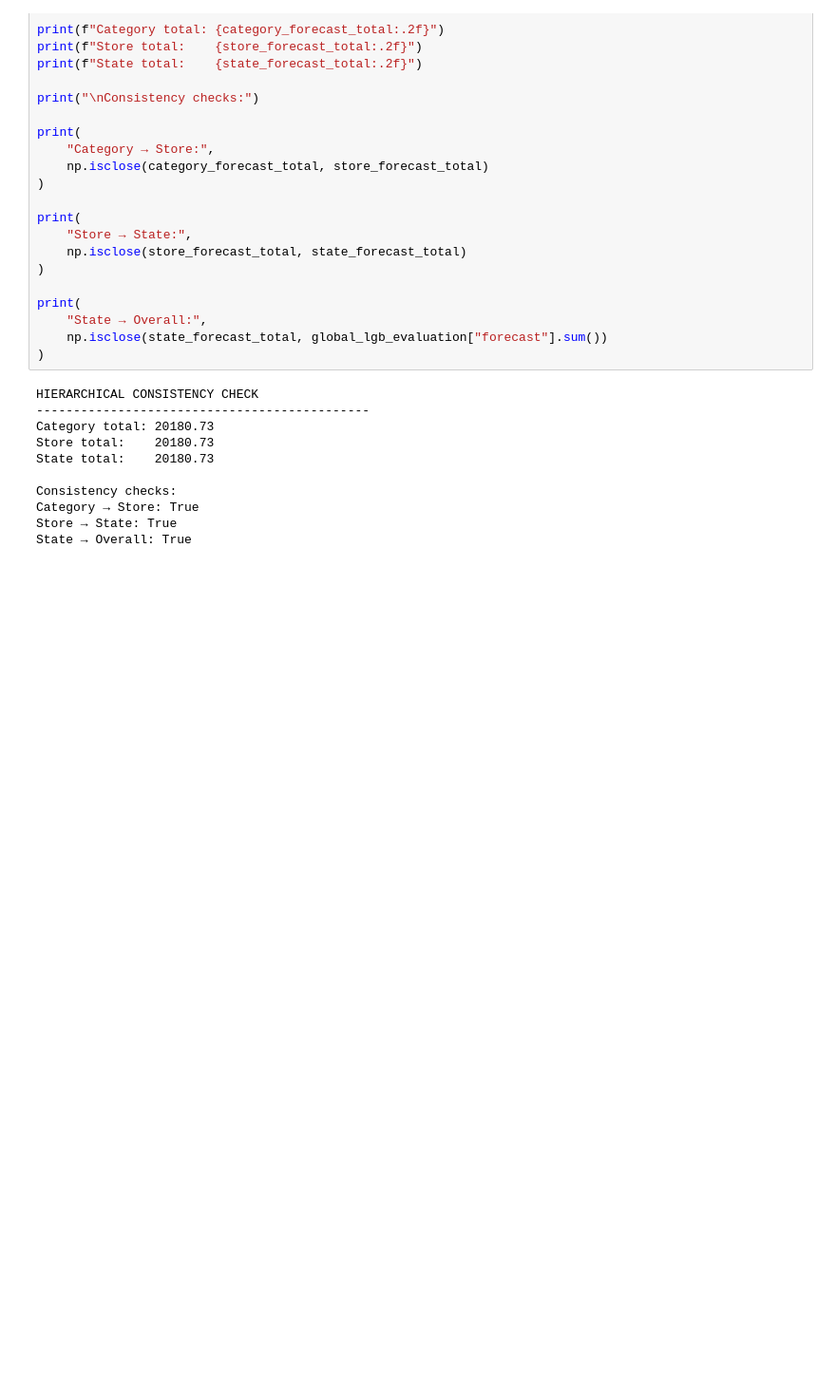
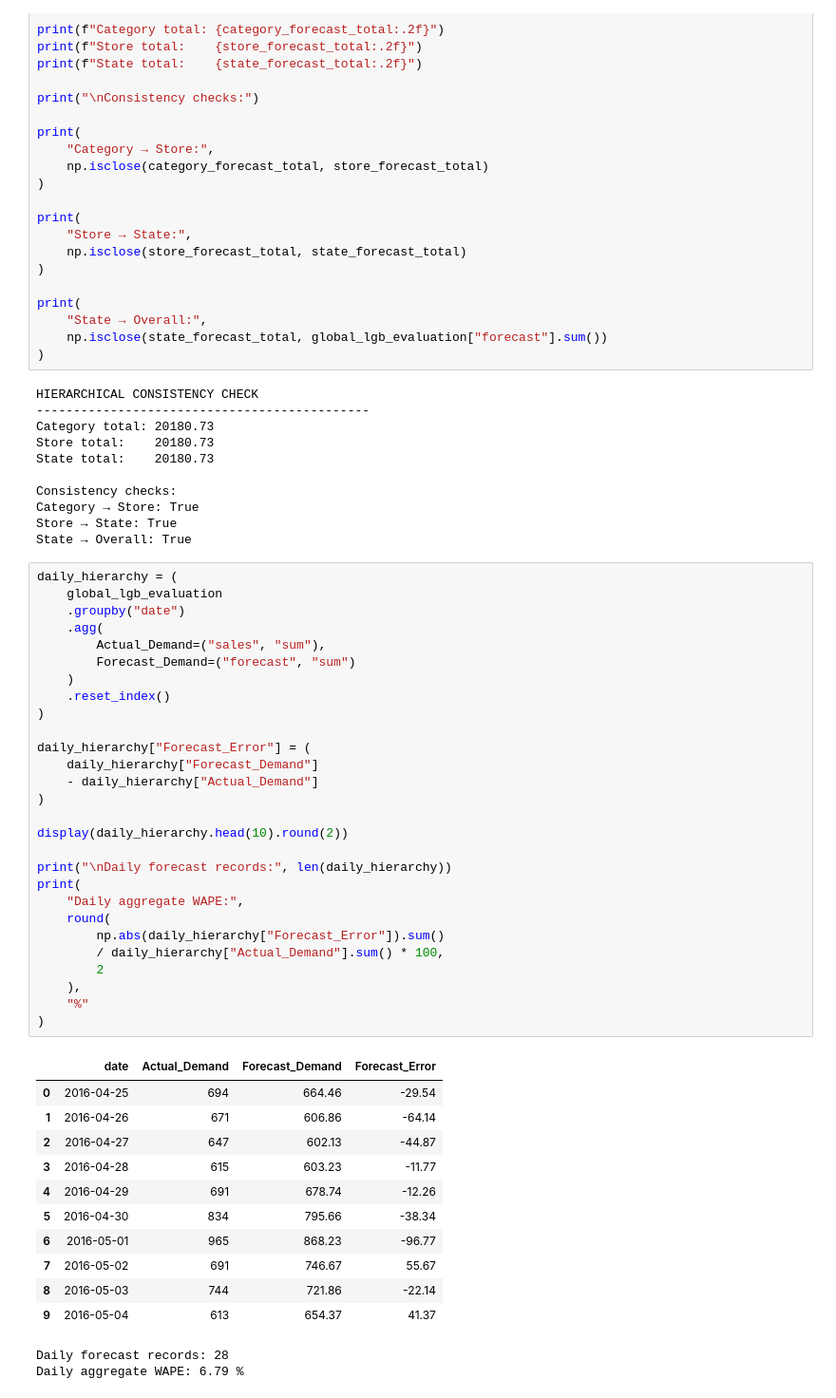
Before and after one commit to saudjabarali/Nexvia-Technologies-Data-Science-Internship, a Jupyter notebook: DS-02_Demand_Forecasting_and_Inventory_Optimization/main2.ipynb, the cells around one changed output. Shown at 95% size. Saved outputs shown, nothing was run; the diff lists cells and outputs as text; blank space fills up the shorter version.

```diff
--- a/DS-02_Demand_Forecasting_and_Inventory_Optimization/main2.ipynb
+++ b/DS-02_Demand_Forecasting_and_Inventory_Optimization/main2.ipynb
@@ -3006,3 +2985,45 @@ Consistency checks:
 Category → Store: True
 Store → State: True
 State → Overall: True
+# %%
+daily_hierarchy = (
+    global_lgb_evaluation
+    .groupby("date")
+    .agg(
+        Actual_Demand=("sales", "sum"),
+        Forecast_Demand=("forecast", "sum")
+    )
+    .reset_index()
+)
+
+daily_hierarchy["Forecast_Error"] = (
+    daily_hierarchy["Forecast_Demand"]
+    - daily_hierarchy["Actual_Demand"]
+)
+
+display(daily_hierarchy.head(10).round(2))
+
+print("\nDaily forecast records:", len(daily_hierarchy))
+print(
+    "Daily aggregate WAPE:",
+    round(
+        np.abs(daily_hierarchy["Forecast_Error"]).sum()
+        / daily_hierarchy["Actual_Demand"].sum() * 100,
+        2
+    ),
+    "%"
+)
+# %% [output]
+|  | date | Actual_Demand | Forecast_Demand | Forecast_Error |
+| 0 | 2016-04-25 | 694 | 664.46 | -29.54 |
+| 1 | 2016-04-26 | 671 | 606.86 | -64.14 |
+| 2 | 2016-04-27 | 647 | 602.13 | -44.87 |
+| 3 | 2016-04-28 | 615 | 603.23 | -11.77 |
+| 4 | 2016-04-29 | 691 | 678.74 | -12.26 |
+| 5 | 2016-04-30 | 834 | 795.66 | -38.34 |
+| 6 | 2016-05-01 | 965 | 868.23 | -96.77 |
+| 7 | 2016-05-02 | 691 | 746.67 | 55.67 |
+| 8 | 2016-05-03 | 744 | 721.86 | -22.14 |
+| 9 | 2016-05-04 | 613 | 654.37 | 41.37 |
+Daily forecast records: 28
+Daily aggregate WAPE: 6.79 %
```
Also changed, not shown: parts of 16 cells of this notebook.
